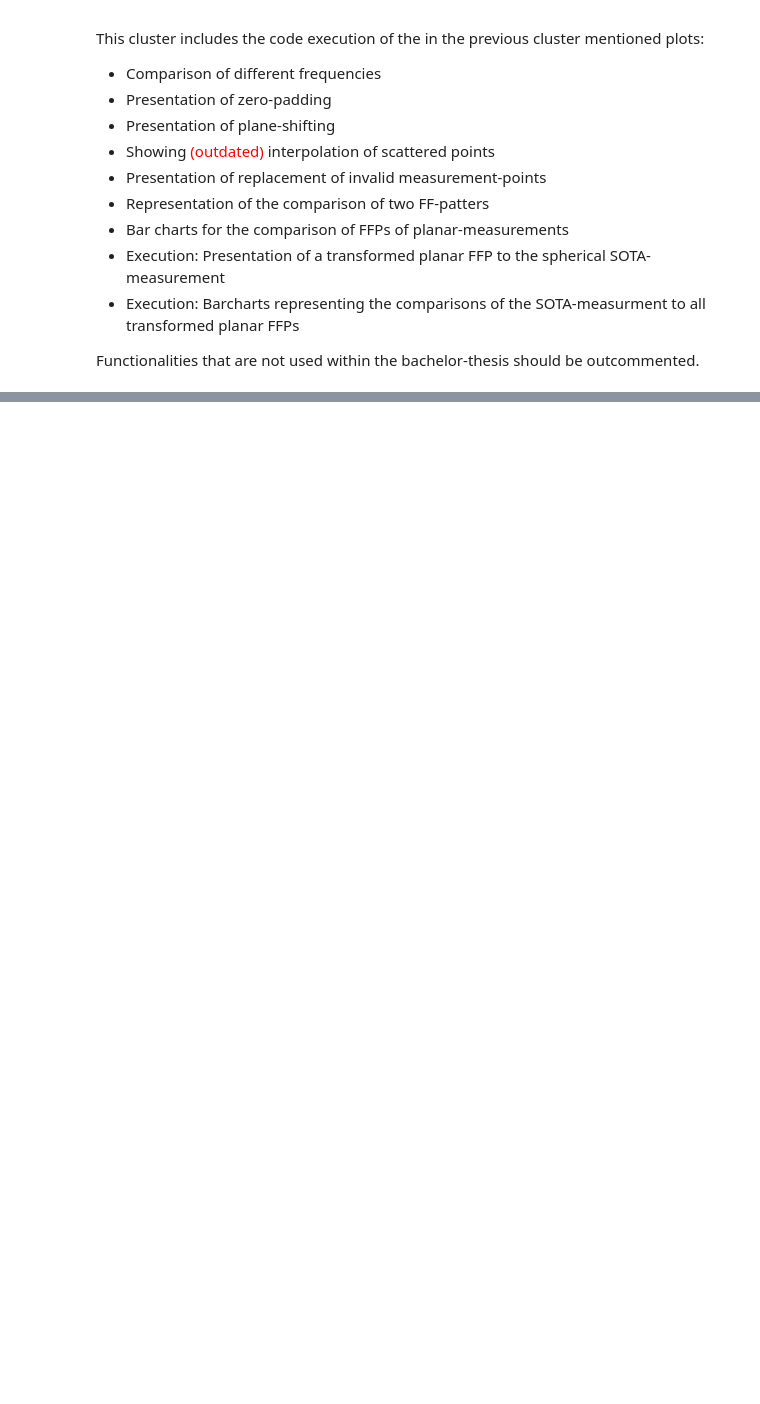
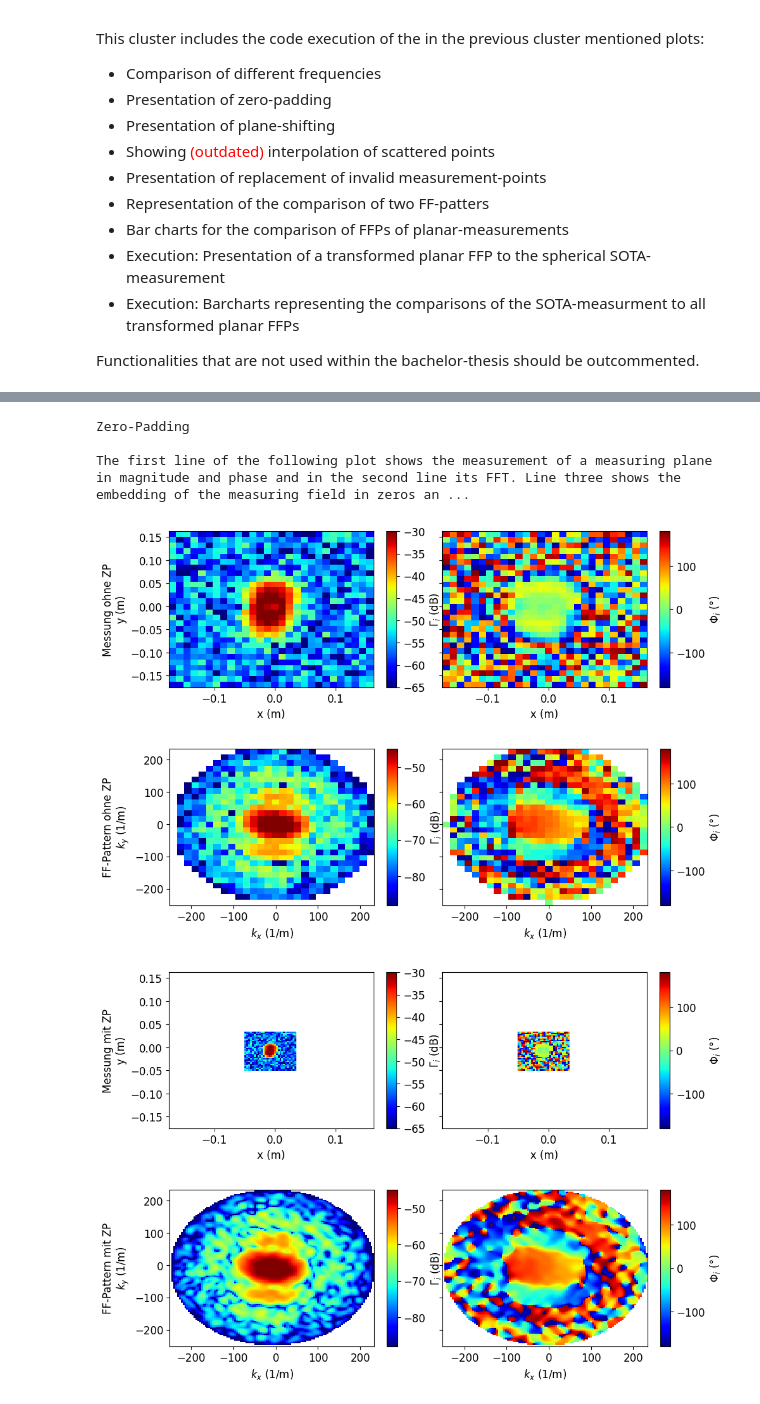
Before and after one commit to ImmuMau/Bac-Thesis-Maurer, a Jupyter notebook: Main.ipynb, the cells around one changed output, grey strips where cells are left out. Drawn from its saved outputs; the diff is of its cells as text; code cells hidden in the pictures; blank space fills up the shorter version.

```diff
--- a/Main.ipynb
+++ b/Main.ipynb
@@ -3129,0 +2780,34 @@ The first line of the following plot shows the measurement of a measuring plane
+# %%
+'''
+Excecution: Presentation of zero-padding
+'''
+# Print short description
+print(color.UNDERLINE+color.BOLD+"Zero-Padding\n"+color.END+color.END)
+print("The first line of the following plot shows the measurement of a measuring plane in magnitude and phase and in the second line its FFT. Line three shows the embedding of the measuring field in zeros and line four the resulting finer resolution")
+print()
+
+measurements = readMeasurmentData()
+measurement1 = getSpecificMeasurement(measurements, distance=0, frequency=80)
+measurement1ToAUT = correctFieldDataCorrespondingToDistanceBetweenAUTandMeasurementPlane(measurement1[0],calculateMeasurementDistance(0, mm=False), caluclateFrequencyFromIndex(80,GHz=False))
+
+amplitudeSpec1 = aquireAmplitudeSpectrum(measurement1ToAUT)
+amplitudeSpec1_onlyPadded = getZeroPaddedArray(measurement1ToAUT)
+amplitudeSpec1_onlyPadded[amplitudeSpec1_onlyPadded==0]=float('NaN')
+amplitudeSpec1_zeroPadded = zeroPadding(measurement1ToAUT)
+
+ffPatternFrom1 = calculateElectricalFieldVectorsForSpecifcR(amplitudeSpec1)
+ffPatternFrom1_zeroPadded = calculateElectricalFieldVectorsForSpecifcR(amplitudeSpec1_zeroPadded)
+
+storeFlag = False
+plotDataRepresentation(measurement1[0],"Messung ohne ZP",kSpace=False,clim=[-65,-30],store=storeFlag)
+plotDataRepresentation(ffPatternFrom1,"FF-Pattern ohne ZP",kSpace=True,clim=[-45,-80],store=storeFlag)
+plotDataRepresentation(amplitudeSpec1_onlyPadded,"Messung mit ZP",kSpace=False,clim=[-65,-30],store=storeFlag)
+plotDataRepresentation(ffPatternFrom1_zeroPadded,"FF-Pattern mit ZP",kSpace=True,clim=[-45,-80],store=storeFlag)
+# %% [output]
+Zero-Padding
+
+The first line of the following plot shows the measurement of a measuring plane in magnitude and phase and in the second line its FFT. Line three shows the embedding of the measuring field in zeros an ...
+[figure, added]
+[figure, added]
+[figure, added]
+[figure, added]
```
Also changed, not shown: parts of 11 cells of this notebook, 4 other files.
